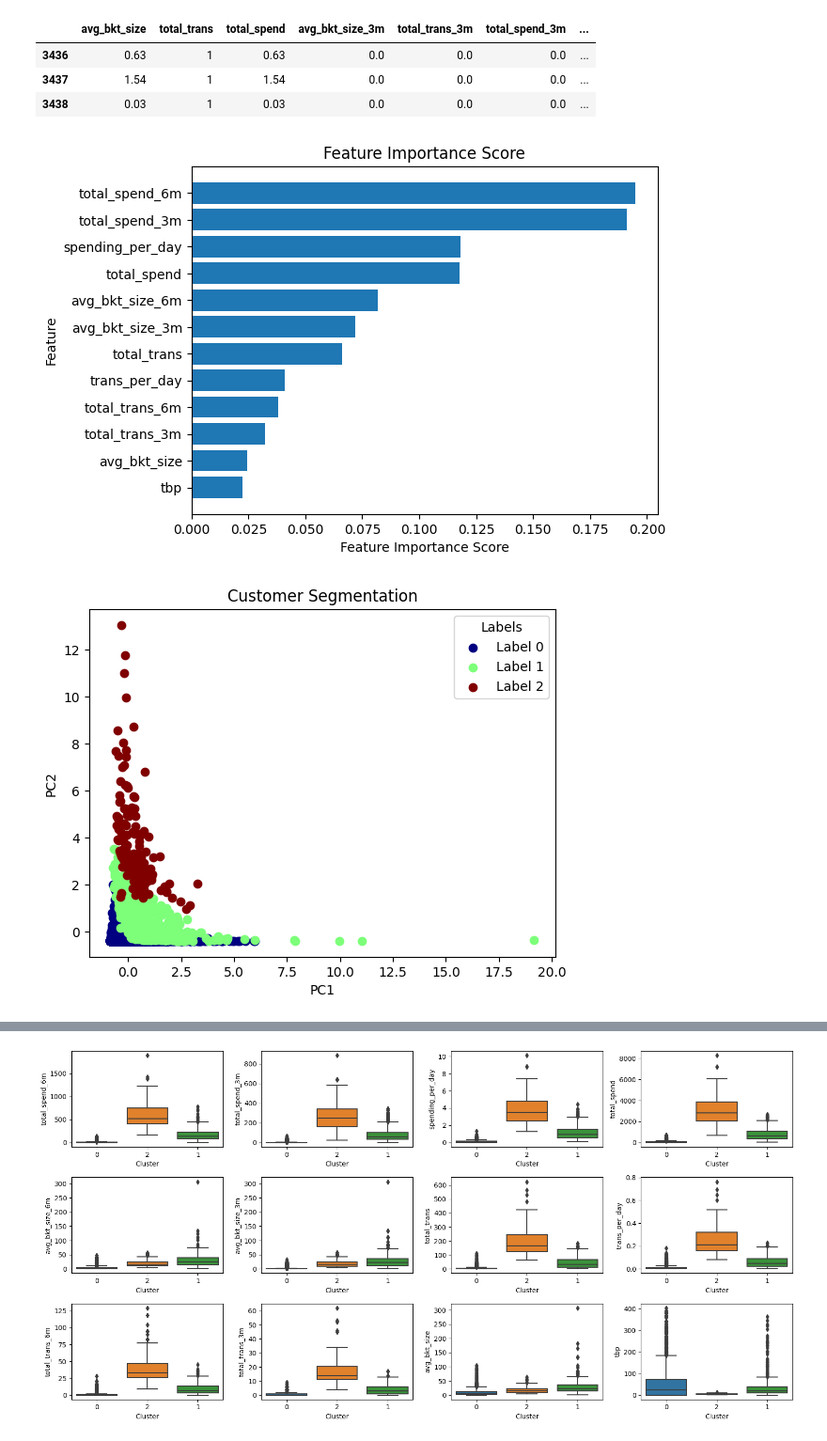
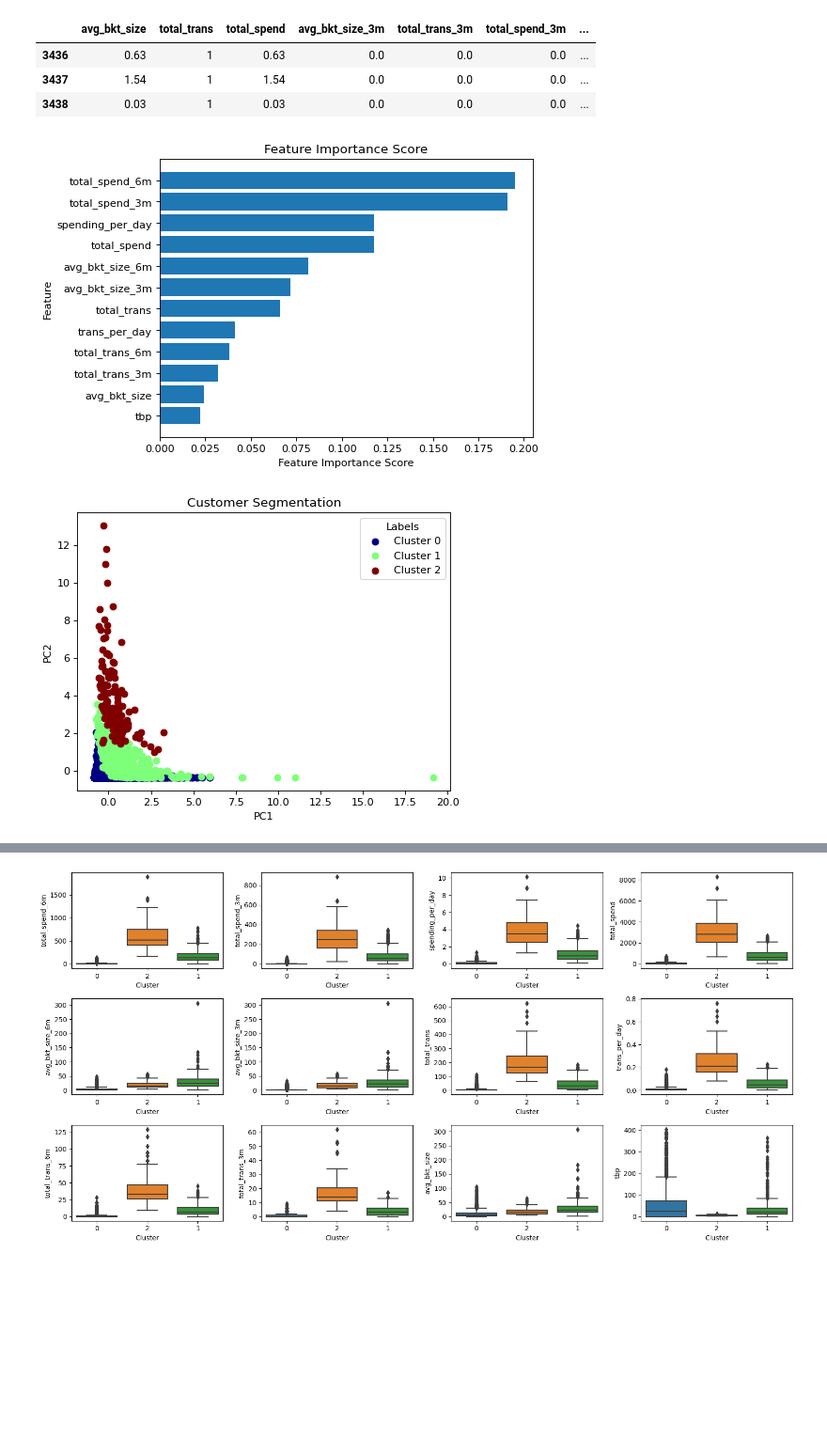
Before and after one commit to terjirapat/MADT8101-Customer-Analytics, a Jupyter notebook: Workshop 2 - Customer Single View/main.ipynb, the cells around one changed output, grey strips where cells are left out. Shown at 94% size. Drawn from its saved outputs; the diff is of its cells as text; code cells hidden in the pictures; blank space fills up the shorter version.

```diff
--- a/Workshop 2 - Customer Single View/main.ipynb
+++ b/Workshop 2 - Customer Single View/main.ipynb
@@ -356,7 +359,7 @@ df_feature['Cluster'] = df_feature['Cluster'].astype(str)
 num_var = df_feature.select_dtypes(include=['float64', 'int64']).columns.to_list()
 column = [num_var[idx] for idx in sorted_indices]
 
-fig, axes = plt.subplots(1, 2, figsize=(7, 3), tight_layout=True)
+fig, axes = plt.subplots(1, 2, figsize=(7, 3), tight_layout=True, dpi=80)
 
 for i, feature in enumerate(column):
     sns.boxplot(data=df_feature, y=feature, x='Cluster', ax=axes[i])
@@ -367,7 +370,7 @@ plt.show()
 # %% [output]
 [figure]
 # %%
-fig, axes = plt.subplots(1, 2, figsize=(7, 3), tight_layout=True)
+fig, axes = plt.subplots(1, 2, figsize=(7, 3), tight_layout=True, dpi=80)
 
 for i, feature in enumerate(column):
     sns.kdeplot(data=df_feature, x=feature, hue='Cluster', ax=axes[i])
@@ -482,6 +483,7 @@ sorted_indices = np.argsort(importance_scores)[::-1]
 #     print(f"Rank {i}: Feature {df_clus.columns[idx]}, Importance score: {importance_scores[idx]}")
 
 # Plotting the feature importance
+plt.figure(dpi=80)
 plt.barh(range(len(sorted_indices)), importance_scores[sorted_indices], align='center')
 plt.yticks(range(len(sorted_indices)), [col_X[idx] for idx in sorted_indices])
 plt.xlabel('Feature Importance Score')
@@ -490,34 +492,37 @@ plt.title('Feature Importance Score')
 plt.gca().invert_yaxis()  # Invert y-axis to have the highest importance on top
 plt.show()
 # %% [output]
-[figure, old version]
+[figure, new version]
 # %%
 # Perform PCA
 pca = PCA(n_components=2)
 X_pca = pca.fit_transform(X)
 
 # Get unique labels and assign colors
 unique_labels = np.unique(labels)
 colors = plt.cm.jet(np.linspace(0, 1, len(unique_labels)))
 
 # Create a scatter plot with legends
+plt.figure(dpi=80)
 scatter = []
 for i, label in enumerate(unique_labels):
     mask = (labels == label)
-    scatter.append(plt.scatter(X[mask, 0], X[mask, 1], c=[colors[i]], label=f'Label {label}'))
+    scatter.append(plt.scatter(X[mask, 0], X[mask, 1], c=[colors[i]], label=f'Cluster {label}'))
 
 # Add labels and title
 plt.xlabel('PC1')
 plt.ylabel('PC2')
 plt.title('Customer Segmentation')
 
+
+
 # Add a legend
 plt.legend(handles=scatter, title='Labels')
 
 # Show the plot
 plt.show()
 # %% [output]
-[figure, old version]
+[figure, new version]
 # %%
 # Calculate label counts
 unique_labels, label_counts = np.unique(labels, return_counts=True)
```
Also changed, not shown: parts of 13 cells of this notebook.
